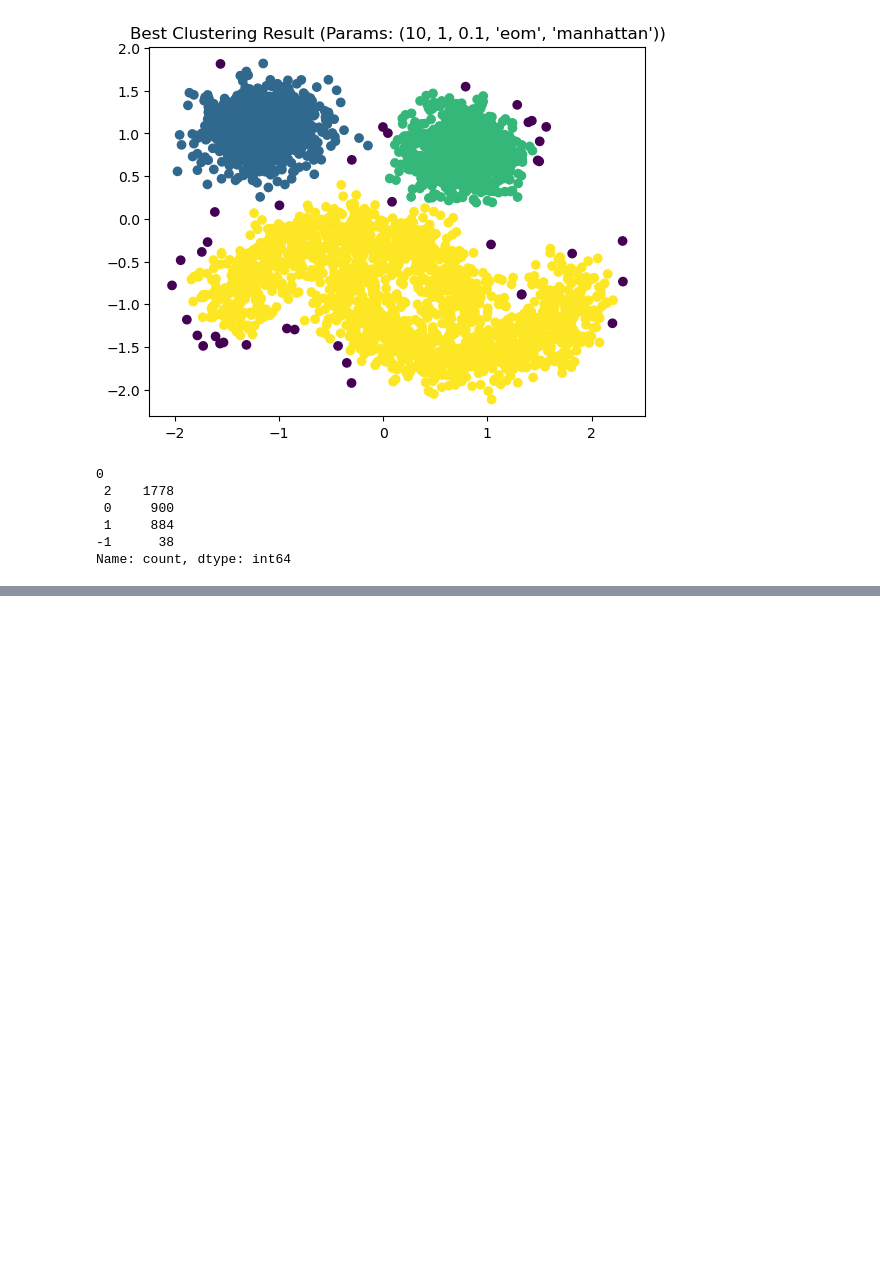
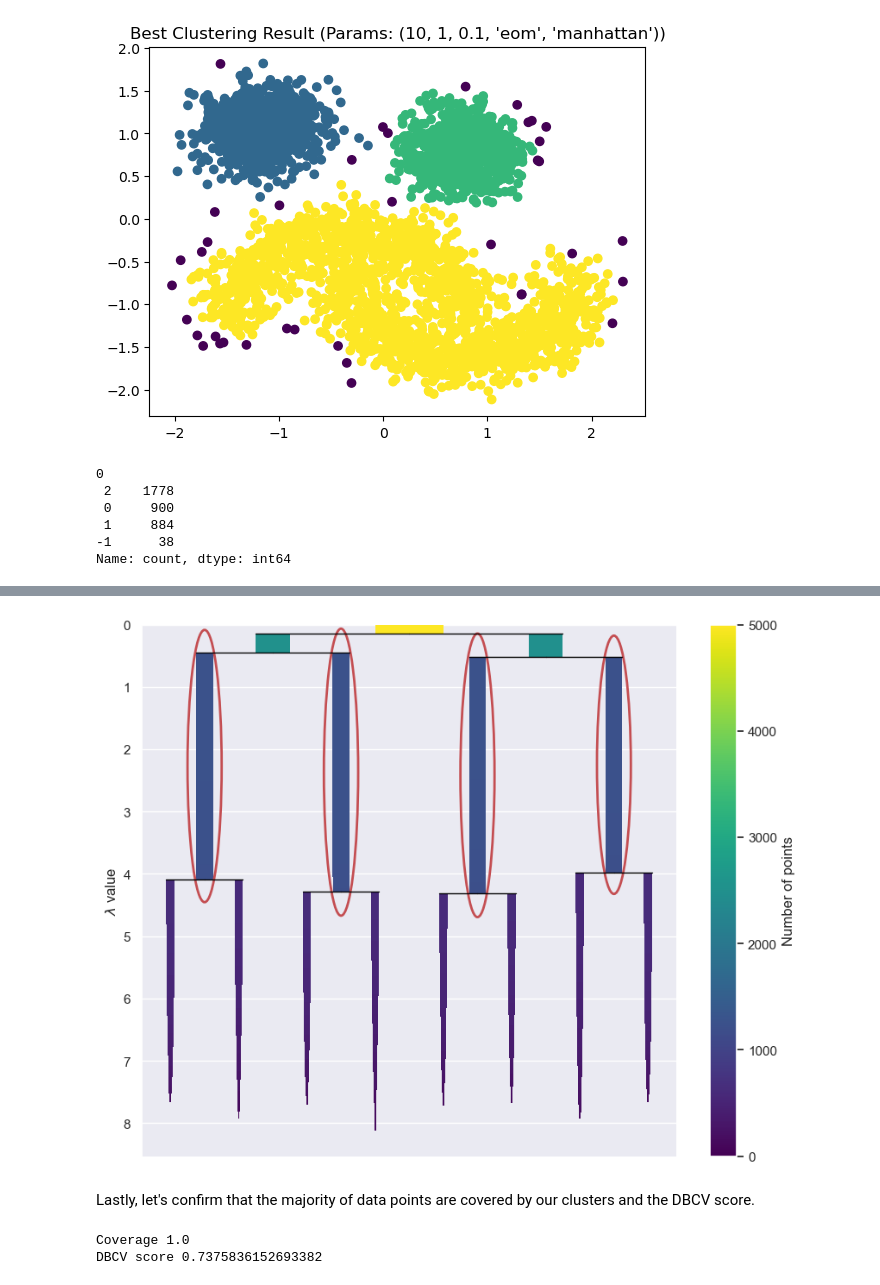
Before and after one commit to manojlonkar1533/mlproject, a Jupyter notebook: notebook/HDBSCAN.ipynb, the cells around one changed output, grey strips where cells are left out. Drawn from its saved outputs; the diff is of its cells as text; code cells hidden in the pictures; blank space fills up the shorter version.

```diff
--- a/notebook/HDBSCAN.ipynb
+++ b/notebook/HDBSCAN.ipynb
@@ -169,0 +329,17 @@ Name: count, dtype: int64
+# %%
+_ = clf.hdbscan_.condensed_tree_.plot(
+    select_clusters=True,
+    selection_palette=sns.color_palette("deep", np.unique(clustered).shape[0]),
+)
+# %% [output]
+[figure, added]
+# %% [markdown]
+Lastly, let's confirm that the majority of data points are covered by our clusters and the DBCV score.
+# %%
+coverage = np.sum(clustered) / embedding.shape[0]
+
+print(f"Coverage {coverage}")
+print(f"DBCV score {clf.hdbscan_.relative_validity_}")
+# %% [output]
+Coverage 1.0
+DBCV score 0.7375836152693382
```
Also changed, not shown: parts of 14 cells of this notebook.
